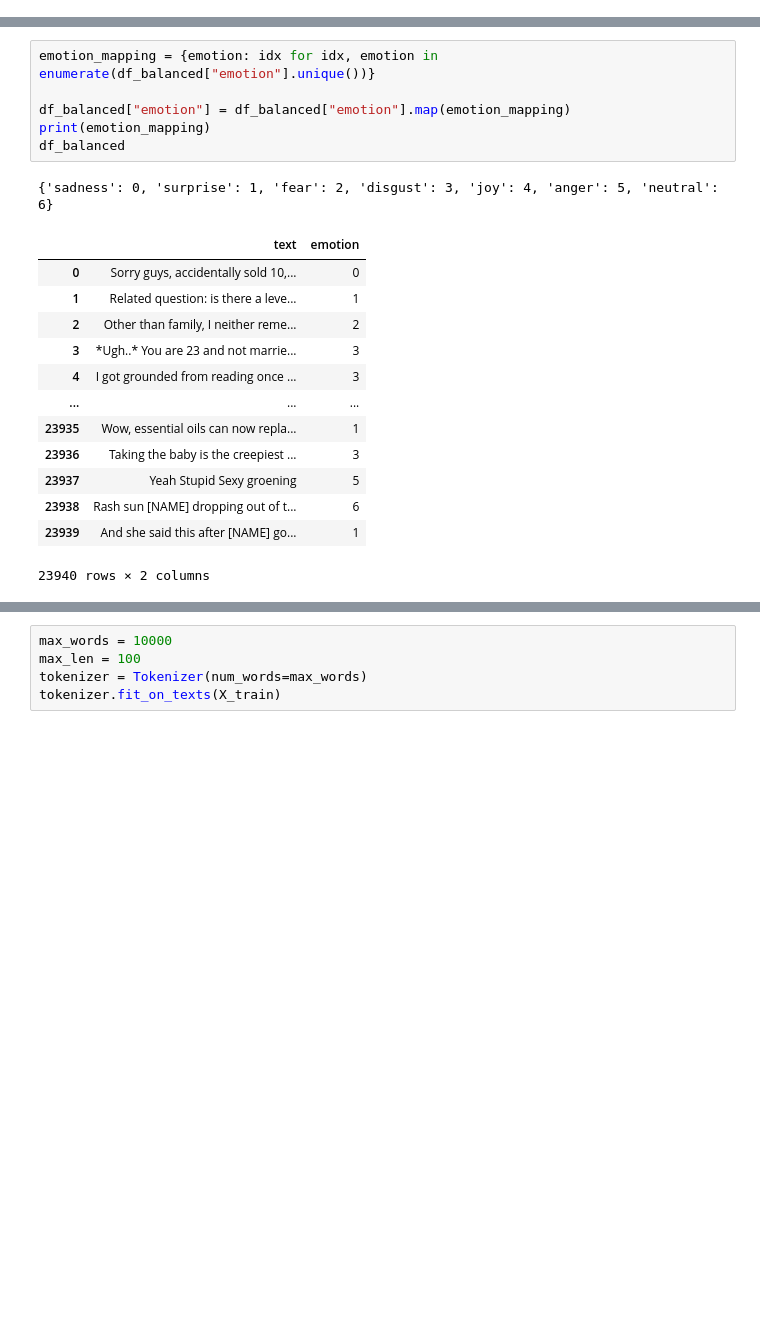
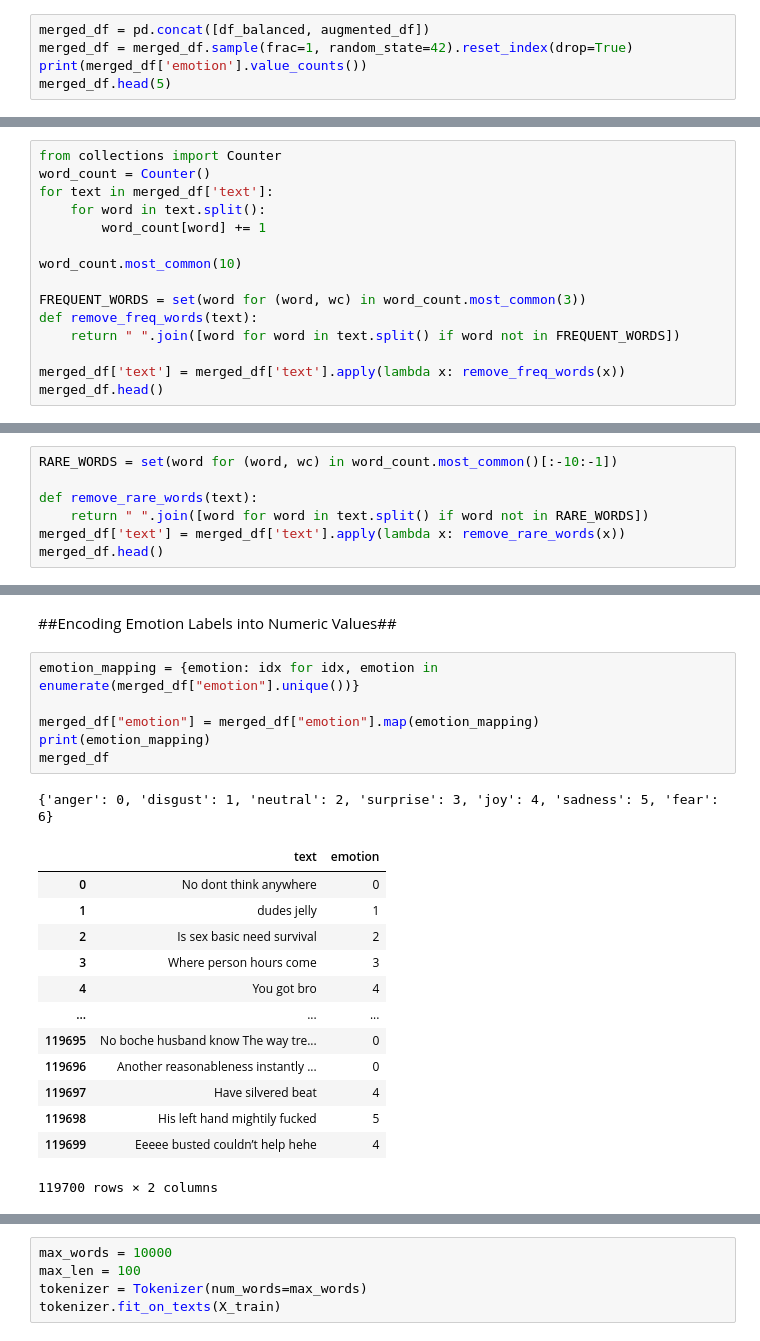
Before and after one commit to jayjiratta/VoxSent, a Jupyter notebook: train_6_emotions.ipynb, the cells around one changed output, grey strips where cells are left out. Saved outputs shown, nothing was run; the diff lists cells and outputs as text; blank space fills up the shorter version.

```diff
--- a/train_6_emotions.ipynb
+++ b/train_6_emotions.ipynb
@@ -76,0 +141,5 @@ Name: count, dtype: int64
+# %%
+merged_df = pd.concat([df_balanced, augmented_df])
+merged_df = merged_df.sample(frac=1, random_state=42).reset_index(drop=True)
+print(merged_df['emotion'].value_counts())
+merged_df.head(5)
@@ -76,0 +197,15 @@ Name: count, dtype: int64
+# %%
+from collections import Counter
+word_count = Counter()
+for text in merged_df['text']:
+    for word in text.split():
+        word_count[word] += 1
+
+word_count.most_common(10)
+
+FREQUENT_WORDS = set(word for (word, wc) in word_count.most_common(3))
+def remove_freq_words(text):
+    return " ".join([word for word in text.split() if word not in FREQUENT_WORDS])
+
+merged_df['text'] = merged_df['text'].apply(lambda x: remove_freq_words(x))
+merged_df.head()
@@ -76,0 +219,7 @@ Name: count, dtype: int64
+# %%
+RARE_WORDS = set(word for (word, wc) in word_count.most_common()[:-10:-1])
+
+def remove_rare_words(text):
+    return " ".join([word for word in text.split() if word not in RARE_WORDS])
+merged_df['text'] = merged_df['text'].apply(lambda x: remove_rare_words(x))
+merged_df.head()
@@ -77,21 +233,23 @@ Name: count, dtype: int64
+# %% [markdown]
+##Encoding Emotion Labels into Numeric Values##
 # %%
-emotion_mapping = {emotion: idx for idx, emotion in enumerate(df_balanced["emotion"].unique())}
+emotion_mapping = {emotion: idx for idx, emotion in enumerate(merged_df["emotion"].unique())}
 
-df_balanced["emotion"] = df_balanced["emotion"].map(emotion_mapping)
+merged_df["emotion"] = merged_df["emotion"].map(emotion_mapping)
 print(emotion_mapping)
-df_balanced
+merged_df
 # %% [output]
-{'sadness': 0, 'surprise': 1, 'fear': 2, 'disgust': 3, 'joy': 4, 'anger': 5, 'neutral': 6}
+{'anger': 0, 'disgust': 1, 'neutral': 2, 'surprise': 3, 'joy': 4, 'sadness': 5, 'fear': 6}
 |  | text | emotion |
-| 0 | Sorry guys, accidentally sold 10,... | 0 |
-| 1 | Related question: is there a leve... | 1 |
-| 2 | Other than family, I neither reme... | 2 |
-| 3 | *Ugh..* You are 23 and not marrie... | 3 |
-| 4 | I got grounded from reading once ... | 3 |
+| 0 | No dont think anywhere | 0 |
+| 1 | dudes jelly | 1 |
+| 2 | Is sex basic need survival | 2 |
+| 3 | Where person hours come | 3 |
+| 4 | You got bro | 4 |
 | ... | ... | ... |
-| 23935 | Wow, essential oils can now repla... | 1 |
-| 23936 | Taking the baby is the creepiest ... | 3 |
-| 23937 | Yeah Stupid Sexy groening | 5 |
-| 23938 | Rash sun [NAME] dropping out of t... | 6 |
-| 23939 | And she said this after [NAME] go... | 1 |
+| 119695 | No boche husband know The way tre... | 0 |
+| 119696 | Another reasonableness instantly ... | 0 |
+| 119697 | Have silvered beat | 4 |
+| 119698 | His left hand mightily fucked | 5 |
+| 119699 | Eeeee busted couldn’t help hehe | 4 |
-23940 rows × 2 columns
+119700 rows × 2 columns
```
Also changed, not shown: parts of 39 cells of this notebook, 19 other files.
